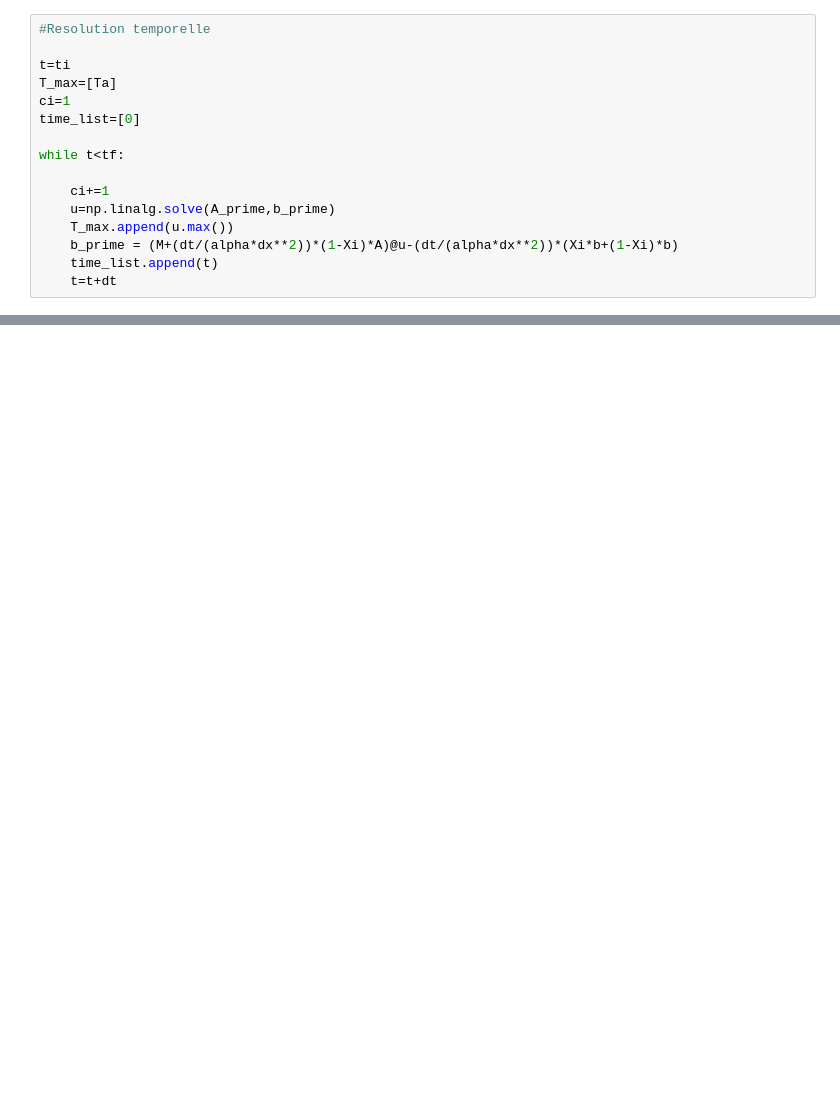
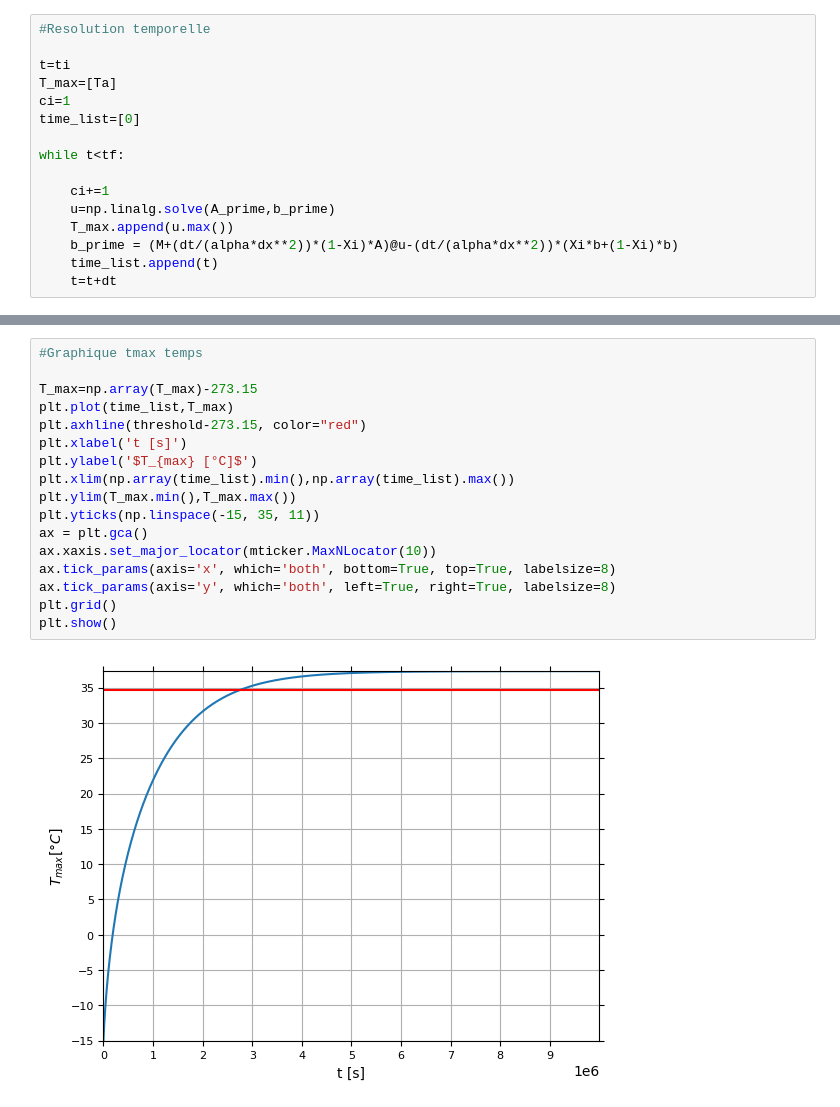
Before and after one commit to SebGagnon/PHS3903, a Jupyter notebook: MiniDev1/Exo1.ipynb, the cells around one changed output, grey strips where cells are left out. Saved outputs shown, nothing was run; the diff lists cells and outputs as text; blank space fills up the shorter version.

```diff
--- a/MiniDev1/Exo1.ipynb
+++ b/MiniDev1/Exo1.ipynb
@@ -110,0 +222,19 @@ plt.plot(x,u)
+# %%
+#Graphique tmax temps
+
+T_max=np.array(T_max)-273.15
+plt.plot(time_list,T_max)
+plt.axhline(threshold-273.15, color="red")
+plt.xlabel('t [s]')
+plt.ylabel('$T_{max} [°C]$')
+plt.xlim(np.array(time_list).min(),np.array(time_list).max())
+plt.ylim(T_max.min(),T_max.max())
+plt.yticks(np.linspace(-15, 35, 11))
+ax = plt.gca()
+ax.xaxis.set_major_locator(mticker.MaxNLocator(10))
+ax.tick_params(axis='x', which='both', bottom=True, top=True, labelsize=8)
+ax.tick_params(axis='y', which='both', left=True, right=True, labelsize=8)
+plt.grid()
+plt.show()
+# %% [output]
+[figure, added]
```
Also changed, not shown: parts of 8 cells of this notebook.
